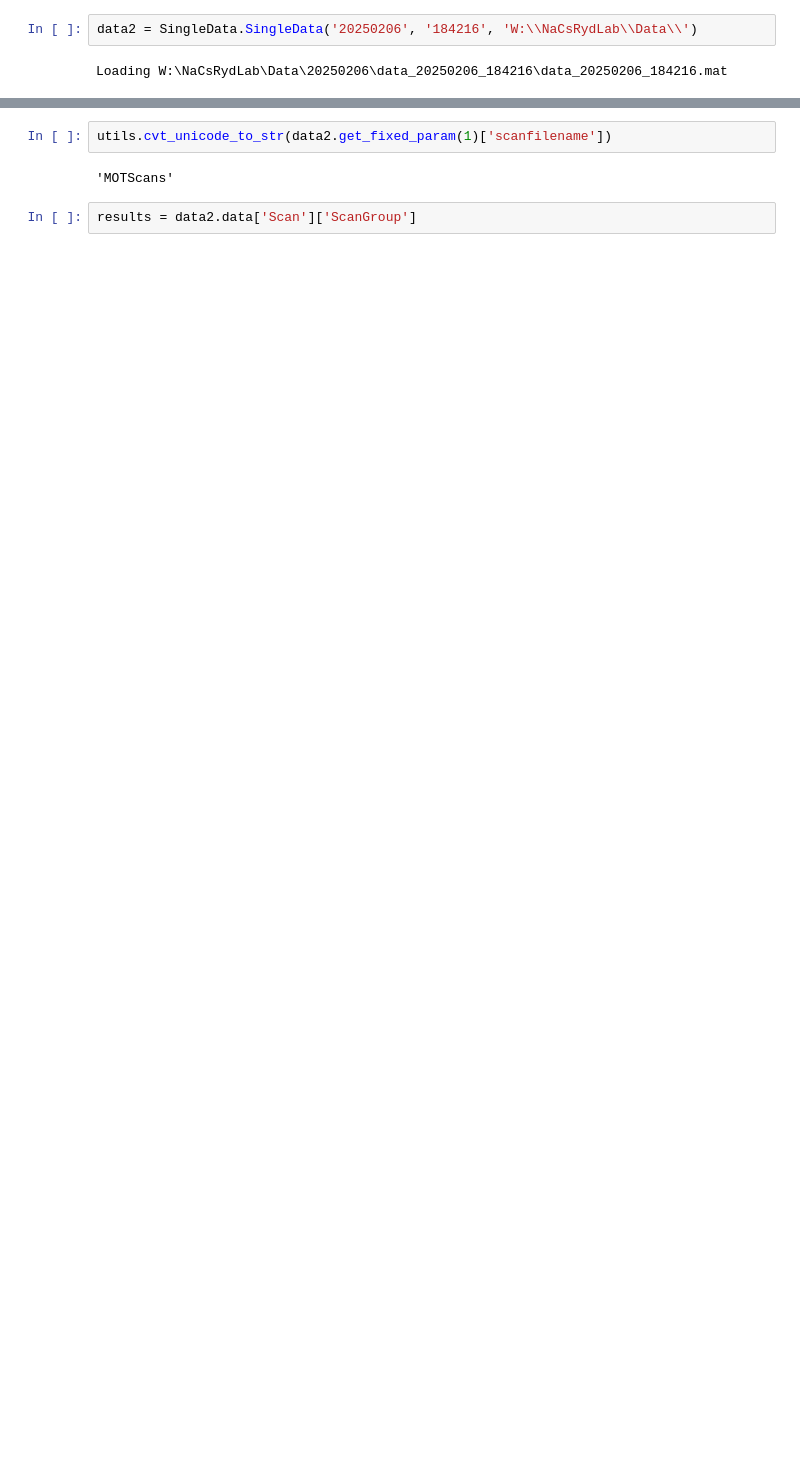
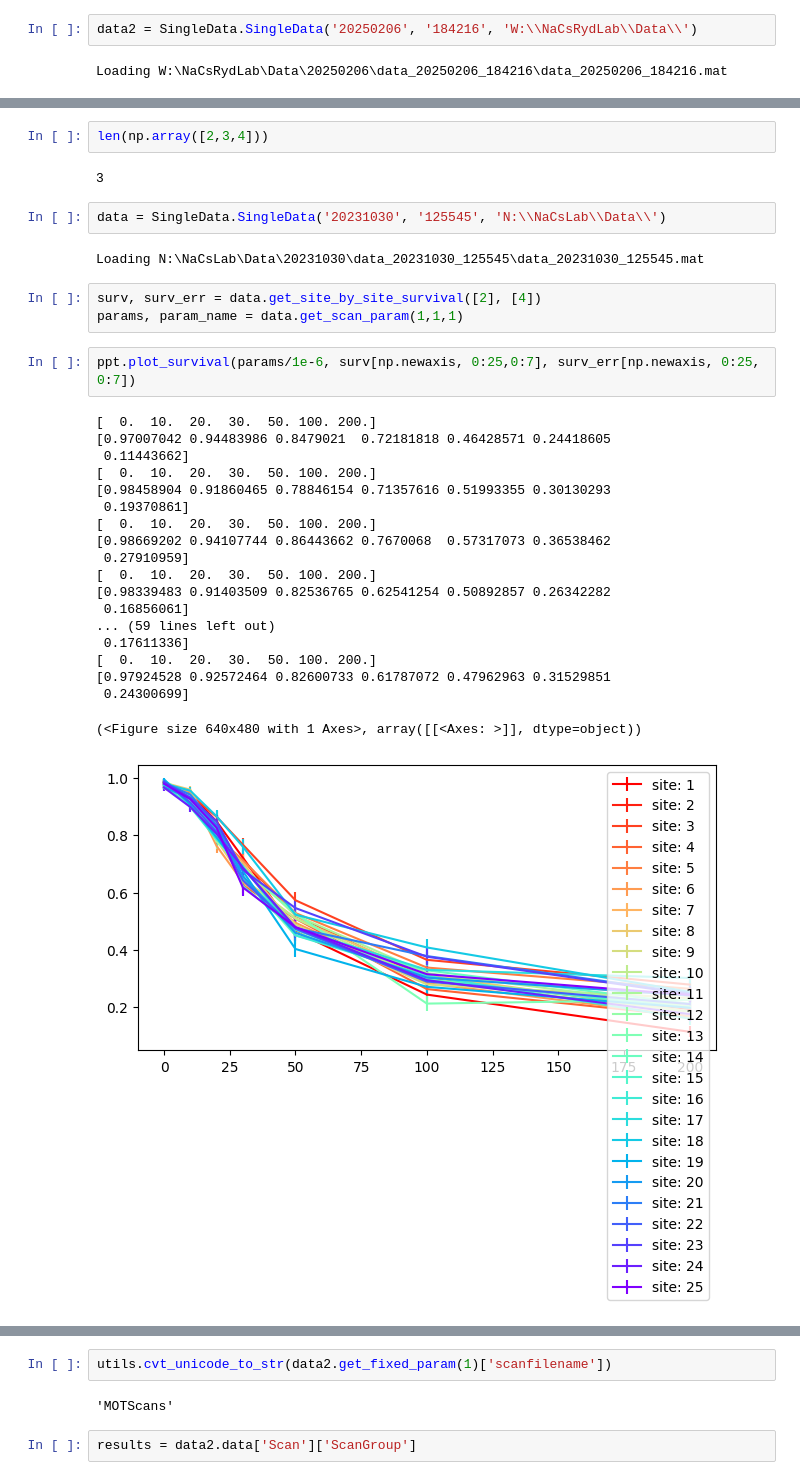
Before and after one commit to nacs-lab/NaCsDataPy, a Jupyter notebook: NaCsDataPy/Untitled.ipynb, the cells around one changed output, grey strips where cells are left out. Saved outputs shown, nothing was run; the diff lists cells and outputs as text; blank space fills up the shorter version.

```diff
--- a/NaCsDataPy/Untitled.ipynb
+++ b/NaCsDataPy/Untitled.ipynb
@@ -97,0 +116,33 @@ data2.get_fixed_param(1)
+# %%
+len(np.array([2,3,4]))
+# %% [output]
+3
+# %%
+data = SingleData.SingleData('20231030', '125545', 'N:\\NaCsLab\\Data\\')
+# %% [output]
+Loading N:\NaCsLab\Data\20231030\data_20231030_125545\data_20231030_125545.mat
+# %%
+surv, surv_err = data.get_site_by_site_survival([2], [4])
+params, param_name = data.get_scan_param(1,1,1)
+# %%
+ppt.plot_survival(params/1e-6, surv[np.newaxis, 0:25,0:7], surv_err[np.newaxis, 0:25, 0:7])
+# %% [output]
+[  0.  10.  20.  30.  50. 100. 200.]
+[0.97007042 0.94483986 0.8479021  0.72181818 0.46428571 0.24418605
+ 0.11443662]
+[  0.  10.  20.  30.  50. 100. 200.]
+[0.98458904 0.91860465 0.78846154 0.71357616 0.51993355 0.30130293
+ 0.19370861]
+[  0.  10.  20.  30.  50. 100. 200.]
+[0.98669202 0.94107744 0.86443662 0.7670068  0.57317073 0.36538462
+ 0.27910959]
+[  0.  10.  20.  30.  50. 100. 200.]
+[0.98339483 0.91403509 0.82536765 0.62541254 0.50892857 0.26342282
+ 0.16856061]
+... (59 lines left out)
+ 0.17611336]
+[  0.  10.  20.  30.  50. 100. 200.]
+[0.97924528 0.92572464 0.82600733 0.61787072 0.47962963 0.31529851
+ 0.24300699]
+(<Figure size 640x480 with 1 Axes>, array([[<Axes: >]], dtype=object))
+[figure, added]
```
Also changed, not shown: parts of 26 cells of this notebook, 5 other files.
